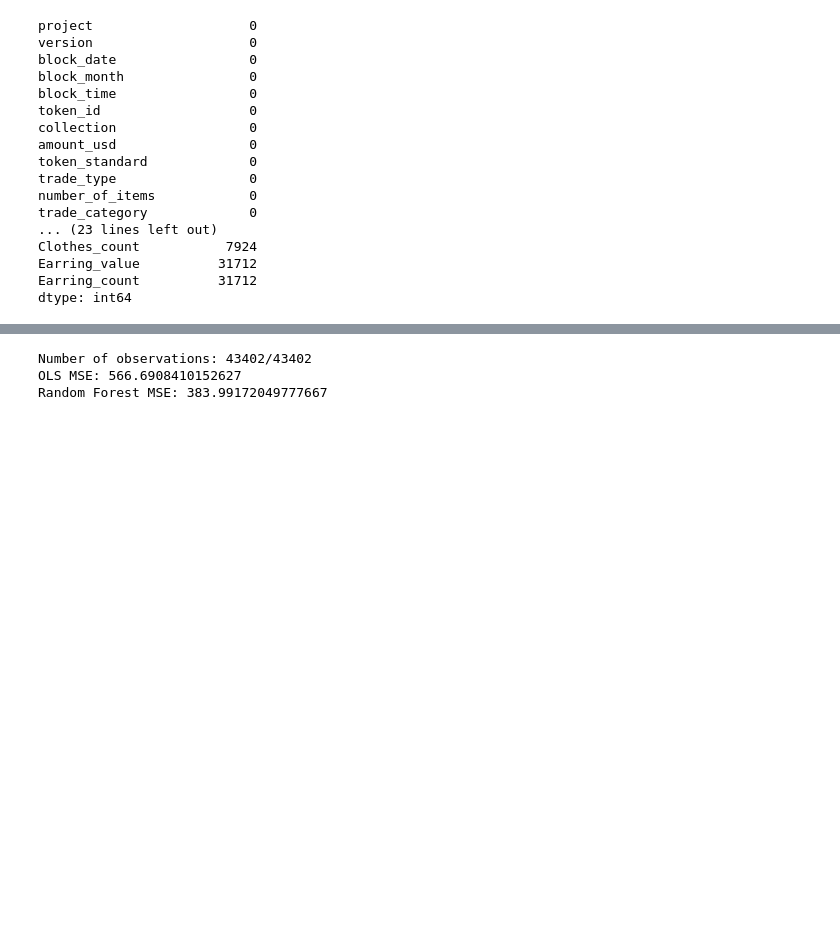
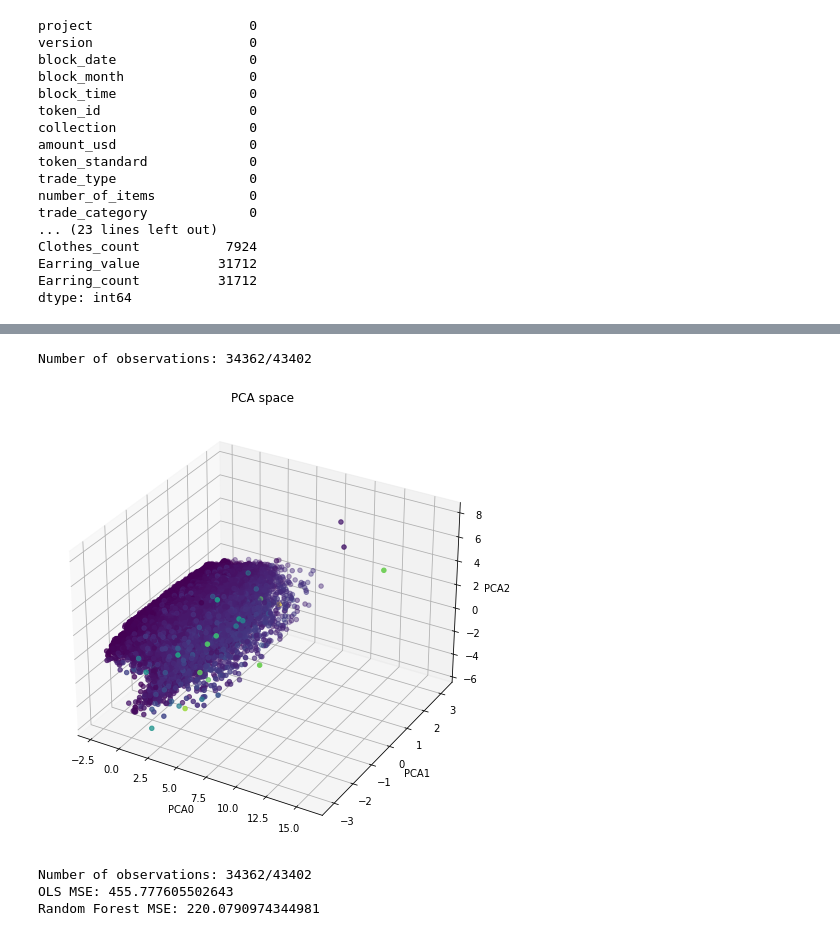
Before and after one commit to mingxuan-he/NFT-pred, a Jupyter notebook: model.ipynb, the cells around one changed output, grey strips where cells are left out. Drawn from its saved outputs; the diff is of its cells as text; code cells hidden in the pictures; blank space fills up the shorter version.

```diff
--- a/model.ipynb
+++ b/model.ipynb
@@ -56 +74,28 @@ from sklearn.metrics import mean_squared_error
+# %%
+# PCA
+from sklearn.decomposition import PCA
+from sklearn.pipeline import Pipeline
+from sklearn.preprocessing import StandardScaler
+
+def feature_PCA(df, X_cols, y_col, plot=False):
+    pipe = Pipeline([
+        ('scaler', StandardScaler()),
+        ('pca', PCA())
+    ])
+
+    X,y = df_to_xy(df,X_cols,y_col)
+
+    X_PCA = pipe.fit_transform(X)
+
+    if plot:
+        fig = plt.figure(figsize=(10,8))
+        ax = fig.add_subplot(projection='3d')
+        ax.scatter(X_PCA[:,0], X_PCA[:,1], X_PCA[:,2], c=y)
+        ax.set_xlabel("PCA0")
+        ax.set_ylabel("PCA1")
+        ax.set_zlabel("PCA2")
+        ax.set_title("PCA space")
+        plt.show()
+
+    return X_PCA
 # %%
@@ -100,0 +132,4 @@ y_col_1 = "trade_price"
+# %%
+# model 1
+X_cols_1 = feature_columns['base_cols'] + feature_columns['base_traits'] + feature_columns['last_trade']
+y_col_1 = "trade_price"
@@ -101,6 +141,11 @@ y_col_1 = "trade_price"
+# %%
+XPCA = feature_PCA(df, X_cols_1, y_col_1, plot=True)
+# %% [output]
+Number of observations: 34362/43402
+[figure, added]
 # %%
-pred_models(X_cols_1, y_col_1, df)
+pred_models(df, X_cols_1, y_col_1)
 # %% [output]
-Number of observations: 43402/43402
-OLS MSE: 566.6908410152627
-Random Forest MSE: 383.99172049777667
+Number of observations: 34362/43402
+OLS MSE: 455.777605502643
+Random Forest MSE: 220.0790974344981
```
Also changed, not shown: parts of 7 cells of this notebook.
